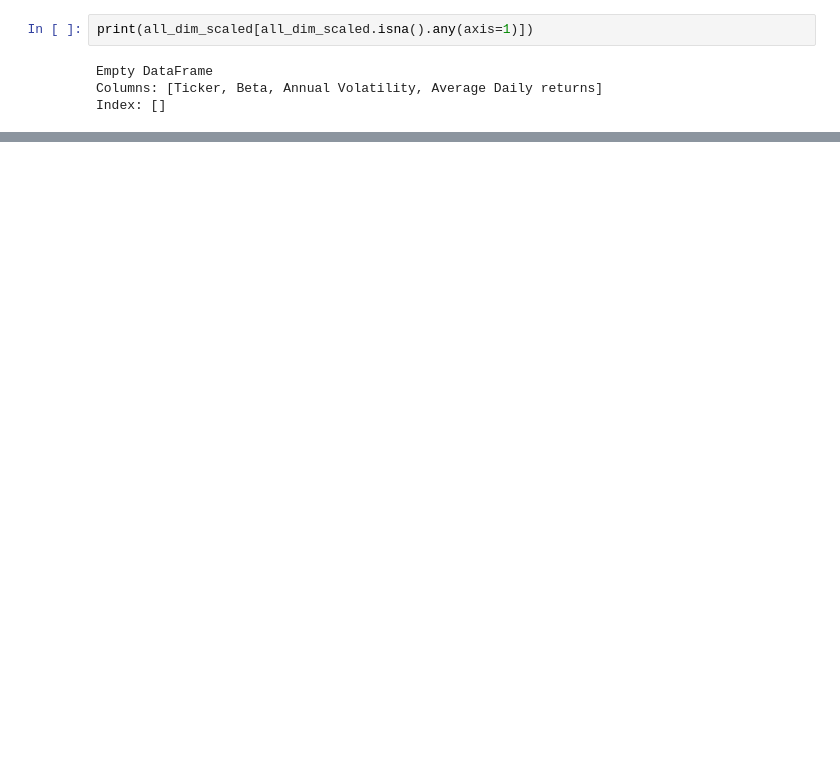
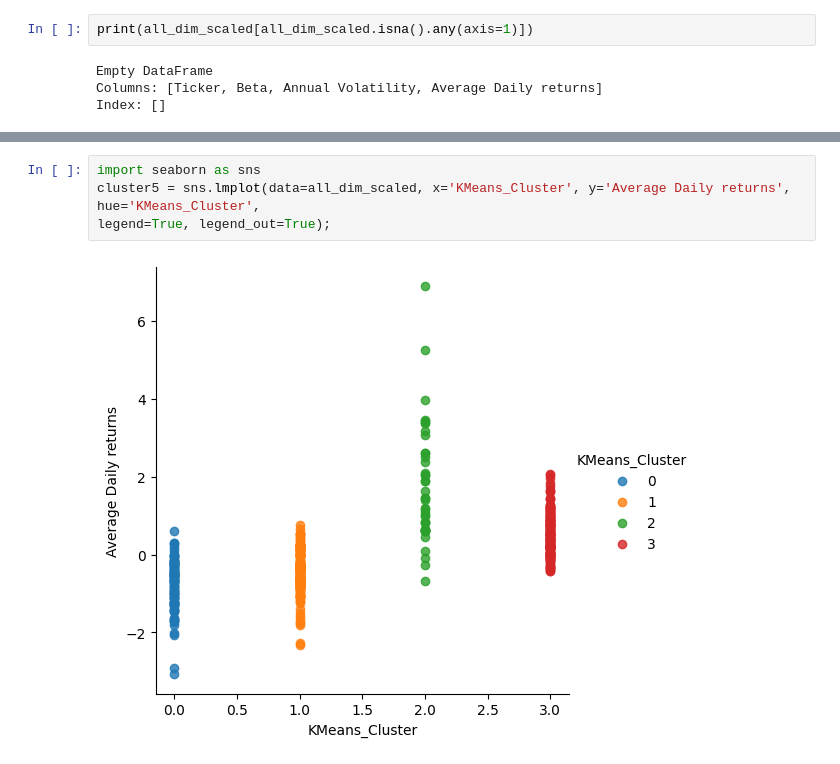
Before and after one commit to abdullaawad/Data-Warehousing-Coursework, a Jupyter notebook: DWCoursework.ipynb, the cells around one changed output, grey strips where cells are left out. Cells and saved outputs as stored; diff of their text form; blank space fills up the shorter version.

```diff
--- a/DWCoursework.ipynb
+++ b/DWCoursework.ipynb
@@ -737,0 +759,6 @@ AgglomerativeClustering does not accept missing values encoded as NaN natively.
+# %%
+import seaborn as sns
+cluster5 = sns.lmplot(data=all_dim_scaled, x='KMeans_Cluster', y='Average Daily returns', hue='KMeans_Cluster',
+legend=True, legend_out=True);
+# %% [output]
+[figure, added]
```
Also changed, not shown: parts of 32 cells of this notebook.
